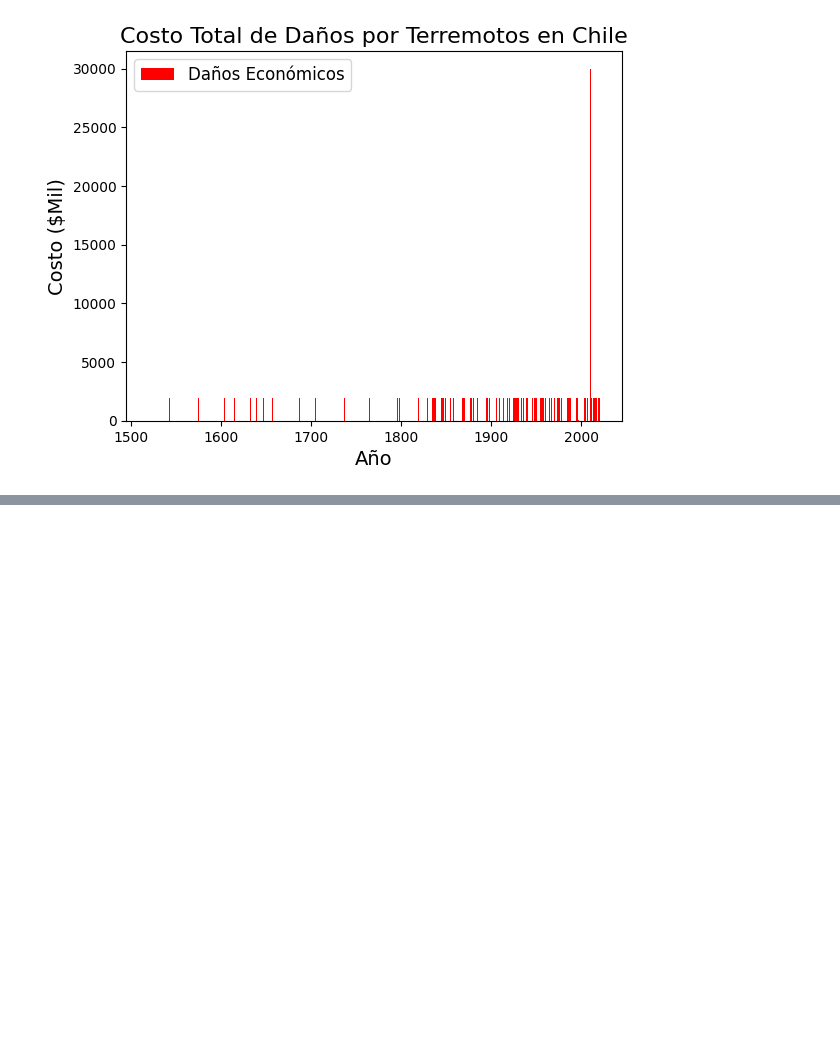
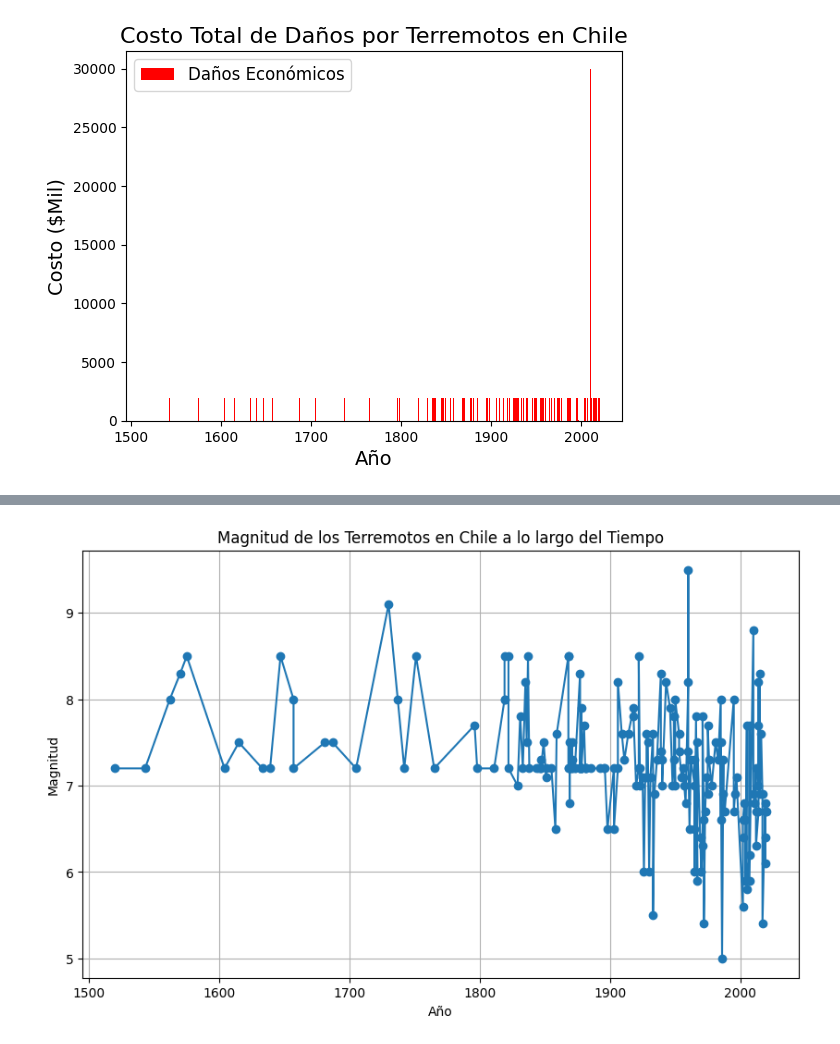
Before and after one commit to FrancoAv1/Taller-de-python-2, a Jupyter notebook: tarea2.ipynb, the cells around one changed output, grey strips where cells are left out. Cells and saved outputs as stored; diff of their text form; code cells hidden in the pictures; blank space fills up the shorter version.

```diff
--- a/tarea2.ipynb
+++ b/tarea2.ipynb
@@ -841,0 +842,10 @@ plt.show()
+# %%
+plt.figure(figsize=(10, 6))
+plt.plot(df['Year'], df['Mag'], marker='o', linestyle='-')
+plt.title('Magnitud de los Terremotos en Chile a lo largo del Tiempo')
+plt.xlabel('Año')
+plt.ylabel('Magnitud')
+plt.grid(True)
+plt.show()
+# %% [output]
+[figure, added]
```
Also changed, not shown: parts of 9 cells of this notebook.
